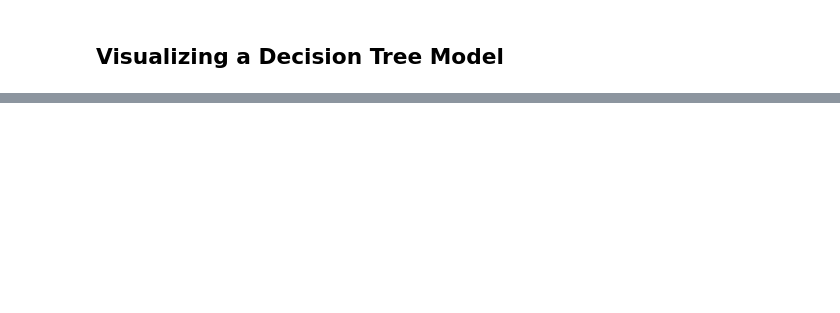
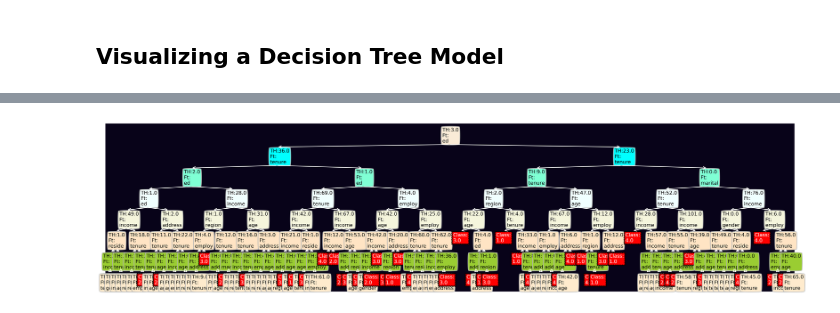
Before and after one commit to yusufani/YTU_Decision_Tree_Example, a Jupyter notebook: Trees and Forests.ipynb, the cells around one changed output, grey strips where cells are left out. Saved outputs shown, nothing was run; the diff lists cells and outputs as text; code cells hidden in the pictures; blank space fills up the shorter version.

```diff
--- a/Trees and Forests.ipynb
+++ b/Trees and Forests.ipynb
@@ -177,0 +389,5 @@ from sklearn import tree
+# %%
+# 6 levelde sınıf da geliyor .
+dec_tree.visualize_tree(column_names , max_depth=8)
+# %% [output]
+[figure, added]
```
Also changed, not shown: parts of 9 cells of this notebook, 2 other files.
